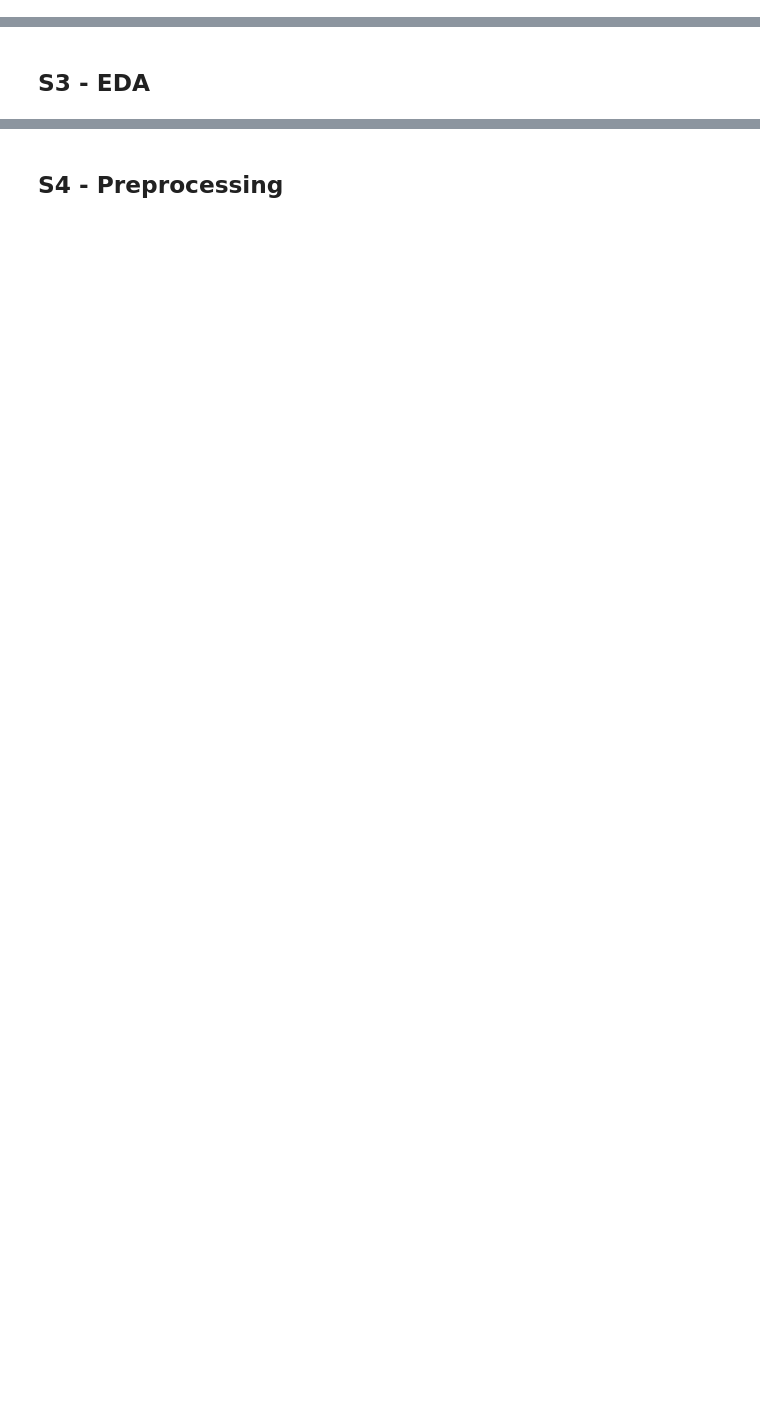
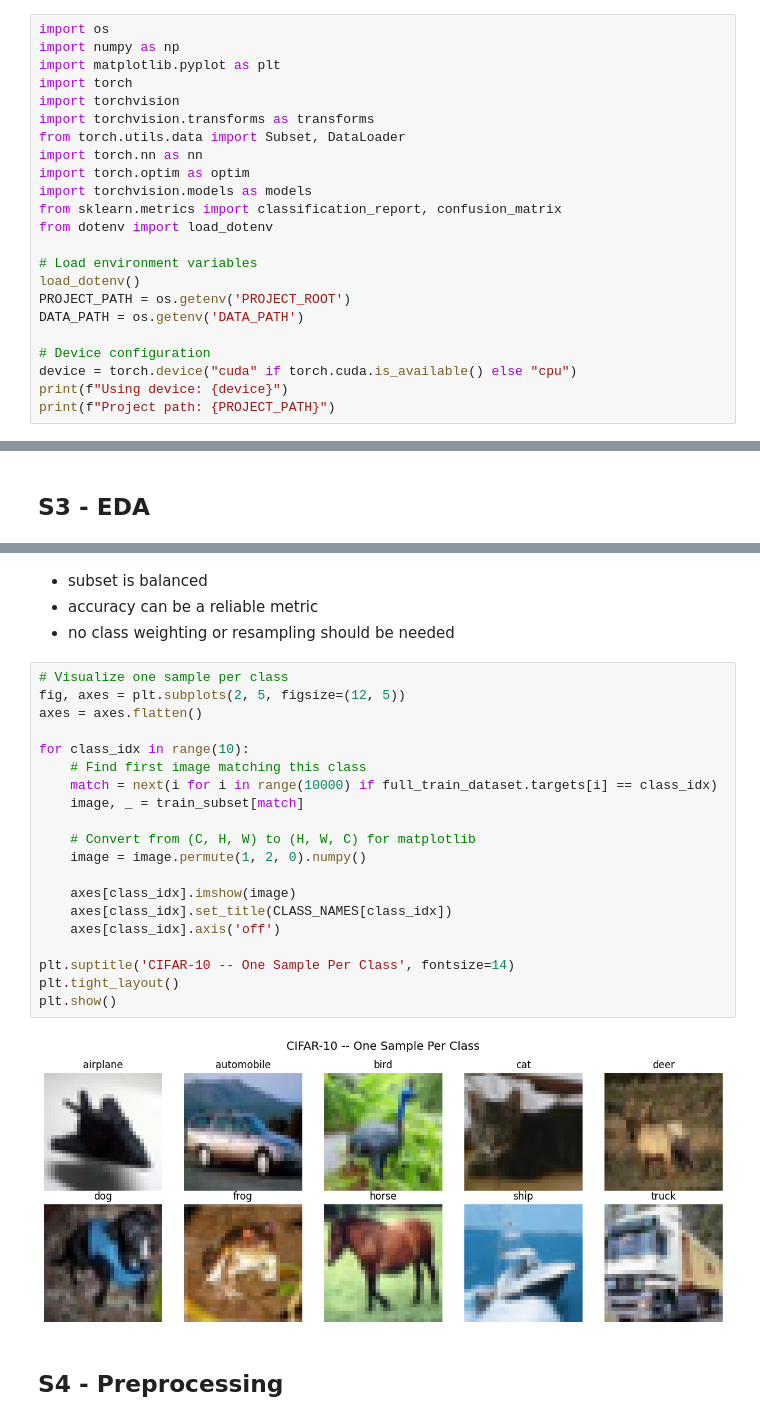
Before and after one commit to zachary4001/cifar10-cv-term9, a Jupyter notebook: cifar10_main.ipynb, the cells around one changed output, grey strips where cells are left out. Drawn from its saved outputs; the diff is of its cells as text; blank space fills up the shorter version.

```diff
--- a/cifar10_main.ipynb
+++ b/cifar10_main.ipynb
@@ -2,3 +2,26 @@
 # CIFAR-10 Image Classification -- ResNet50 Transfer Learning
 # %% [markdown]
 ## S1 - Imports & Configuration
+# %%
+import os
+import numpy as np
+import matplotlib.pyplot as plt
+import torch
+import torchvision
+import torchvision.transforms as transforms
+from torch.utils.data import Subset, DataLoader
+import torch.nn as nn
+import torch.optim as optim
+import torchvision.models as models
+from sklearn.metrics import classification_report, confusion_matrix
+from dotenv import load_dotenv
+
+# Load environment variables
+load_dotenv()
+PROJECT_PATH = os.getenv('PROJECT_ROOT')
+DATA_PATH = os.getenv('DATA_PATH')
+
+# Device configuration
+device = torch.device("cuda" if torch.cuda.is_available() else "cpu")
+print(f"Using device: {device}")
+print(f"Project path: {PROJECT_PATH}")
@@ -9,2 +108,28 @@
+# %% [markdown]
+- subset is balanced
+- accuracy can be a reliable metric
+- no class weighting or resampling should be needed
+# %%
+# Visualize one sample per class
+fig, axes = plt.subplots(2, 5, figsize=(12, 5))
+axes = axes.flatten()
+
+for class_idx in range(10):
+    # Find first image matching this class
+    match = next(i for i in range(10000) if full_train_dataset.targets[i] == class_idx)
+    image, _ = train_subset[match]
+
+    # Convert from (C, H, W) to (H, W, C) for matplotlib
+    image = image.permute(1, 2, 0).numpy()
+
+    axes[class_idx].imshow(image)
+    axes[class_idx].set_title(CLASS_NAMES[class_idx])
+    axes[class_idx].axis('off')
+
+plt.suptitle('CIFAR-10 -- One Sample Per Class', fontsize=14)
+plt.tight_layout()
+plt.show()
+# %% [output]
+[figure, added]
 # %% [markdown]
 ## S4 - Preprocessing
```
Also changed, not shown: parts of 39 cells of this notebook, 8 other files.
